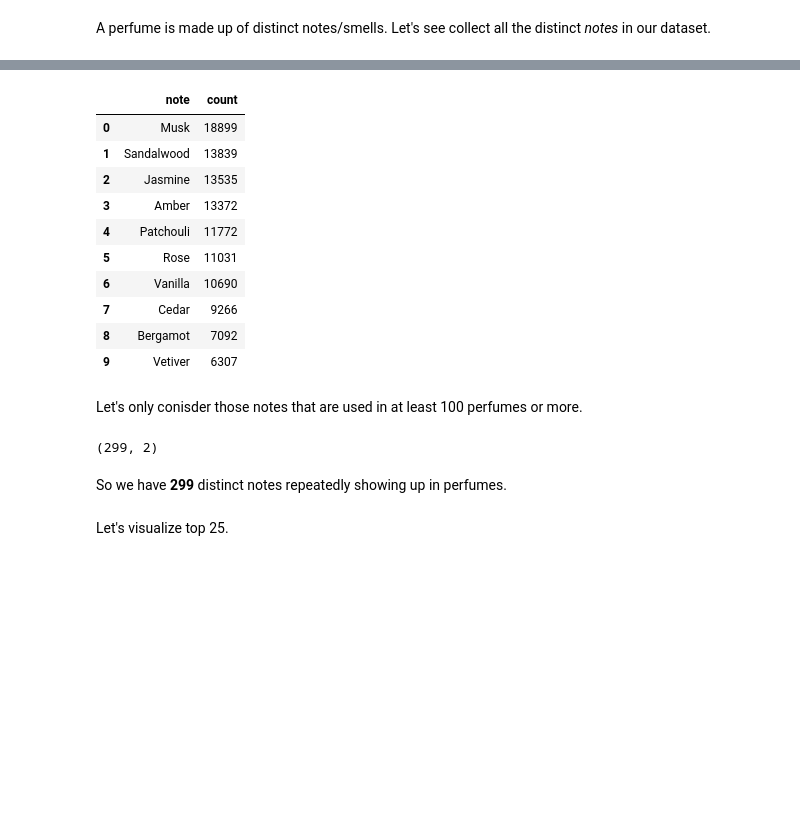
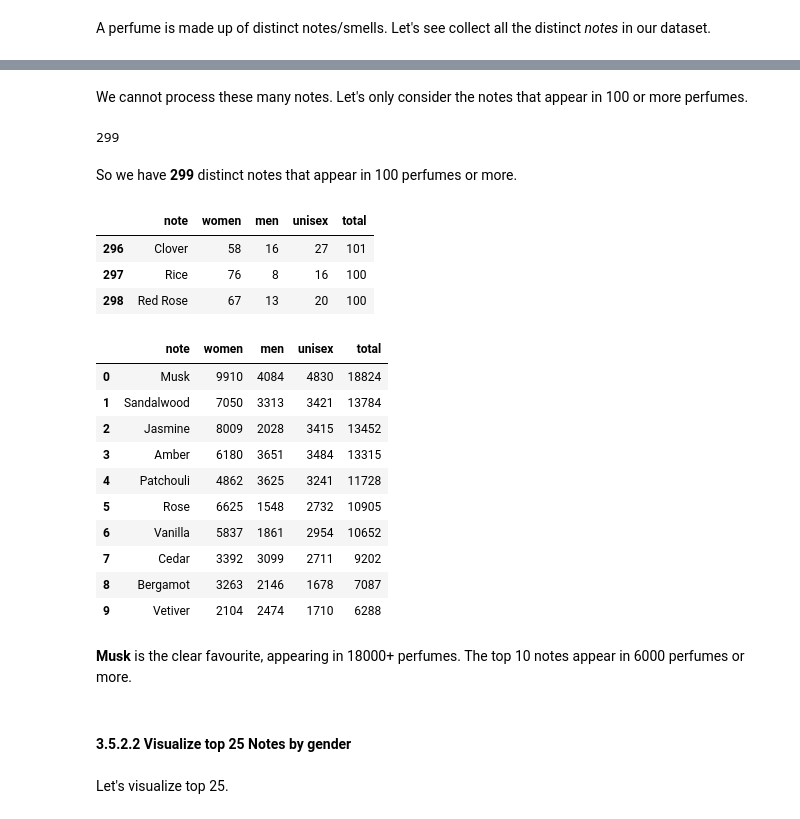
Before and after one commit to rporuthur/Springboard, a Jupyter notebook: SecondCapstone/notebook/3_EDA.ipynb, the cells around one changed output, grey strips where cells are left out. Drawn from its saved outputs; the diff is of its cells as text; code cells hidden in the pictures; blank space fills up the shorter version.

```diff
--- a/SecondCapstone/notebook/3_EDA.ipynb
+++ b/SecondCapstone/notebook/3_EDA.ipynb
@@ -210,0 +180,22 @@ Let's pick the top 100 notes from this list.
+# %%
+women_count= []
+men_count= []
+unisex_count= []
+
+for note in notes_set:
+    label_count = get_count(df.loc[df.notes_list.map(lambda x: True if note in x else False), 'label'].value_counts())
+    women_count.append(label_count['women'])
+    men_count.append(label_count['men'])
+    unisex_count.append(label_count['unisex'])
+
+note_count = pd.DataFrame({'note': list(notes_set), 'women': women_count, 'men': men_count, 'unisex': unisex_count})
+note_count ['total'] = note_count[['women', 'men', 'unisex']].sum(axis=1)
+note_count = note_count.sort_values(by='total', ascending=False).reset_index(drop=True)
+
+note_count.shape(25)
+
+#     plt.figure(figsize=(10,5))
+#     sns.countplot(x=subset_df.gender, hue=subset_df['label'])
+#     plt.title('Perfumes with '+ note + ' grouped by gender')
+#     plt.xlabel('Marketed Gender')
+#     plt.show();
@@ -211,25 +220,37 @@ Let's pick the top 100 notes from this list.
+# %% [markdown]
+We cannot process these many notes. Let's only consider the notes that appear in 100 or more perfumes.
+# %%
+final_notes = note_count[note_count.total >= 100]
+# %%
+final_notes.shape[0]
+# %% [output]
+299
+# %% [markdown]
+So we have **299** distinct notes that appear in 100 perfumes or more.
+# %%
+final_notes.tail(3)
+# %% [output]
+|  | note | women | men | unisex | total |
+| 296 | Clover | 58 | 16 | 27 | 101 |
+| 297 | Rice | 76 | 8 | 16 | 100 |
+| 298 | Red Rose | 67 | 13 | 20 | 100 |
 # %%
-all_notes.head(10)
+final_notes.head(10)
 # %% [output]
-|  | note | count |
-| 0 | Musk | 18899 |
-| 1 | Sandalwood | 13839 |
-| 2 | Jasmine | 13535 |
-| 3 | Amber | 13372 |
-| 4 | Patchouli | 11772 |
-| 5 | Rose | 11031 |
-| 6 | Vanilla | 10690 |
-| 7 | Cedar | 9266 |
-| 8 | Bergamot | 7092 |
-| 9 | Vetiver | 6307 |
+|  | note | women | men | unisex | total |
+| 0 | Musk | 9910 | 4084 | 4830 | 18824 |
+| 1 | Sandalwood | 7050 | 3313 | 3421 | 13784 |
+| 2 | Jasmine | 8009 | 2028 | 3415 | 13452 |
+| 3 | Amber | 6180 | 3651 | 3484 | 13315 |
+| 4 | Patchouli | 4862 | 3625 | 3241 | 11728 |
+| 5 | Rose | 6625 | 1548 | 2732 | 10905 |
+| 6 | Vanilla | 5837 | 1861 | 2954 | 10652 |
+| 7 | Cedar | 3392 | 3099 | 2711 | 9202 |
+| 8 | Bergamot | 3263 | 2146 | 1678 | 7087 |
+| 9 | Vetiver | 2104 | 2474 | 1710 | 6288 |
-# %% [markdown]
-Let's only conisder those notes that are used in at least 100 perfumes or more.
-# %%
-all_notes.drop(all_notes[all_notes['count'] < 100].index, inplace=True)
-all_notes.shape
-# %% [output]
-(299, 2)
-# %% [markdown]
-So we have **299** distinct notes repeatedly showing up in perfumes.
+# %% [markdown]
+**Musk** is the clear favourite, appearing in 18000+ perfumes. The top 10 notes appear in 6000 perfumes or more.
+# %% [markdown]
+#### 3.5.2.2 Visualize top 25 Notes by gender<a id='3.5.2.2_Top_25_gender'></a>
 # %% [markdown]
 Let's visualize top 25.
```
Also changed, not shown: parts of 91 cells of this notebook.
